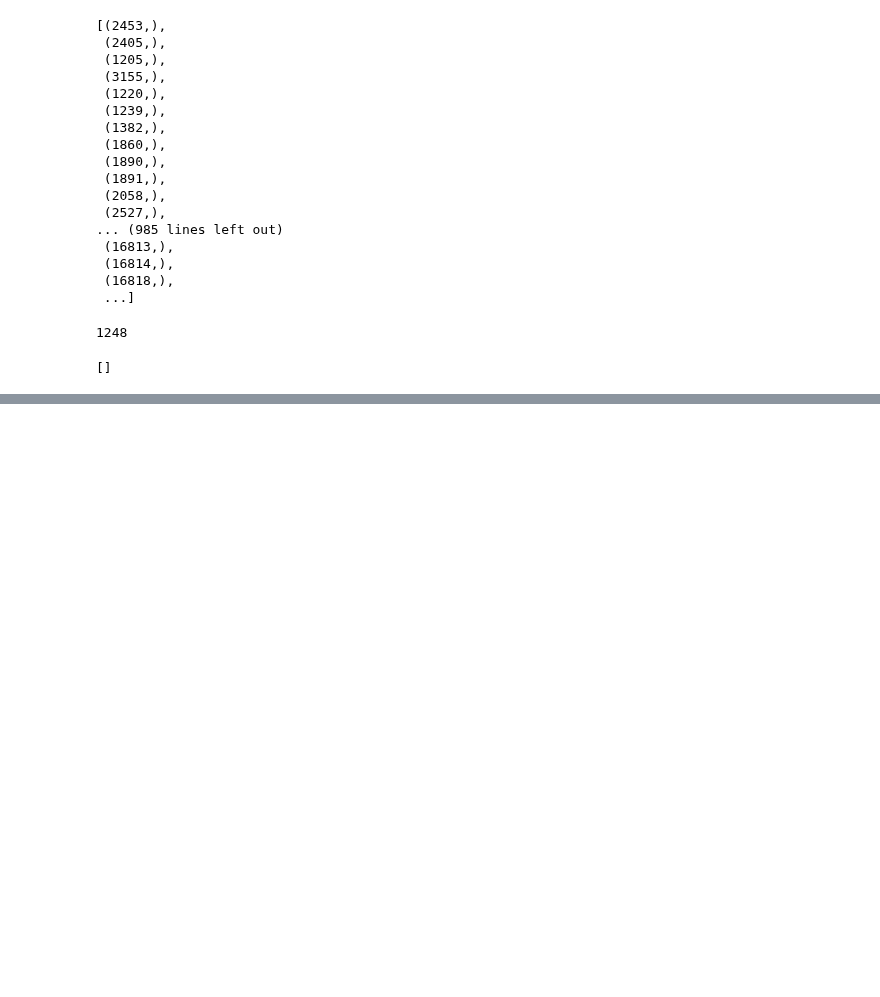
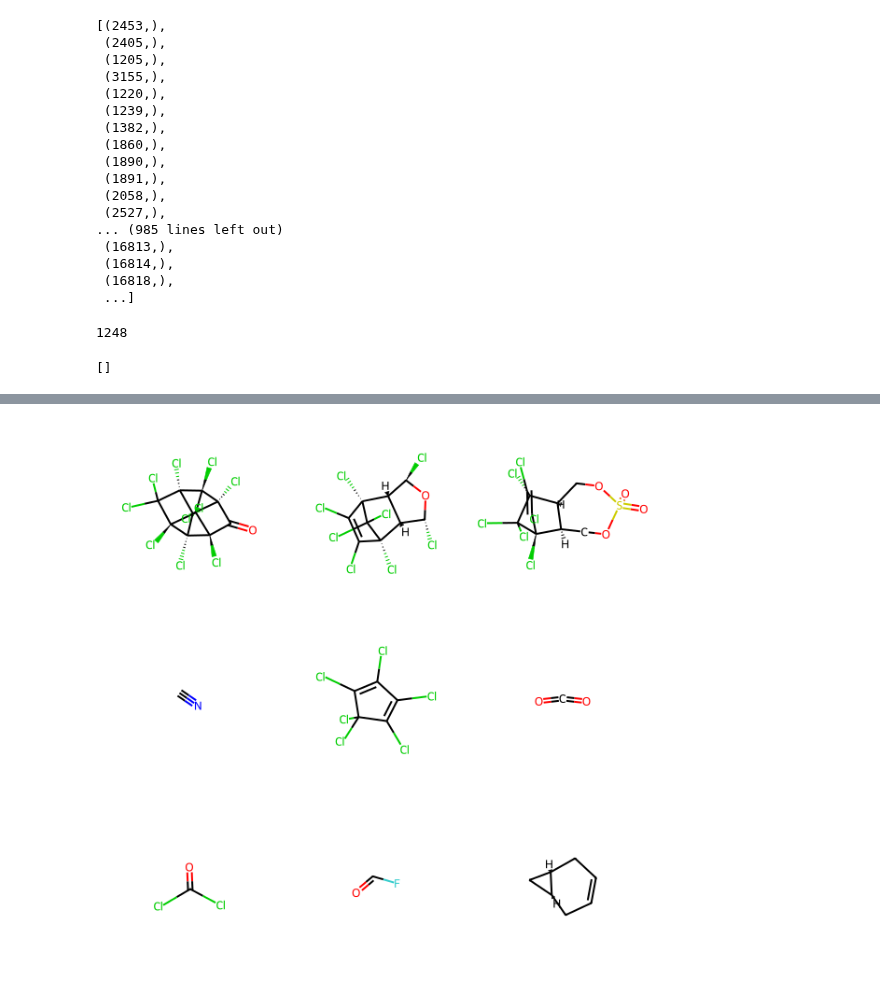
Before and after one commit to Cschiebroek/mdfptools, a Jupyter notebook: carl/data_curation/009_Registering_new_dataset_pt2.ipynb, the cells around one changed output, grey strips where cells are left out. Drawn from its saved outputs; the diff is of its cells as text; code cells hidden in the pictures; blank space fills up the shorter version.

```diff
--- a/carl/data_curation/009_Registering_new_dataset_pt2.ipynb
+++ b/carl/data_curation/009_Registering_new_dataset_pt2.ipynb
@@ -951,0 +988,5 @@ with open('mdfps.txt','w') as f:
+# %%
+#close and reopen connection
+cn.close()
+cn = psycopg2.connect(host='scotland',dbname='cs_mdfps',user='cschiebroek')
+cur = cn.cursor()
@@ -951,0 +1043,19 @@ with open('mdfps.txt','w') as f:
+# %%
+#quite some simulation crashes, lets look at a few on them, starting with some old ones
+confids_crashed = [2405,1205,3155,1220,1239,2879,2877,2924,3547]
+
+#get molblocks for these confids from conformers
+query = """
+    SELECT molblock, conf_id
+    FROM conformers
+    WHERE conf_id = ANY(%s)
+"""
+
+# Execute the query with the list of confids as a parameter
+cur.execute(query, (confids_crashed,))
+result = cur.fetchall()
+
+#get mols from molblocks
+mols = [Chem.MolFromMolBlock(x[0]) for x in result]
+Draw.MolsToGridImage(mols)
+# %% [output]
@@ -951,0 +1064 @@ with open('mdfps.txt','w') as f:
+[figure, added]
```
Also changed, not shown: parts of 23 cells of this notebook, 12 other files.
